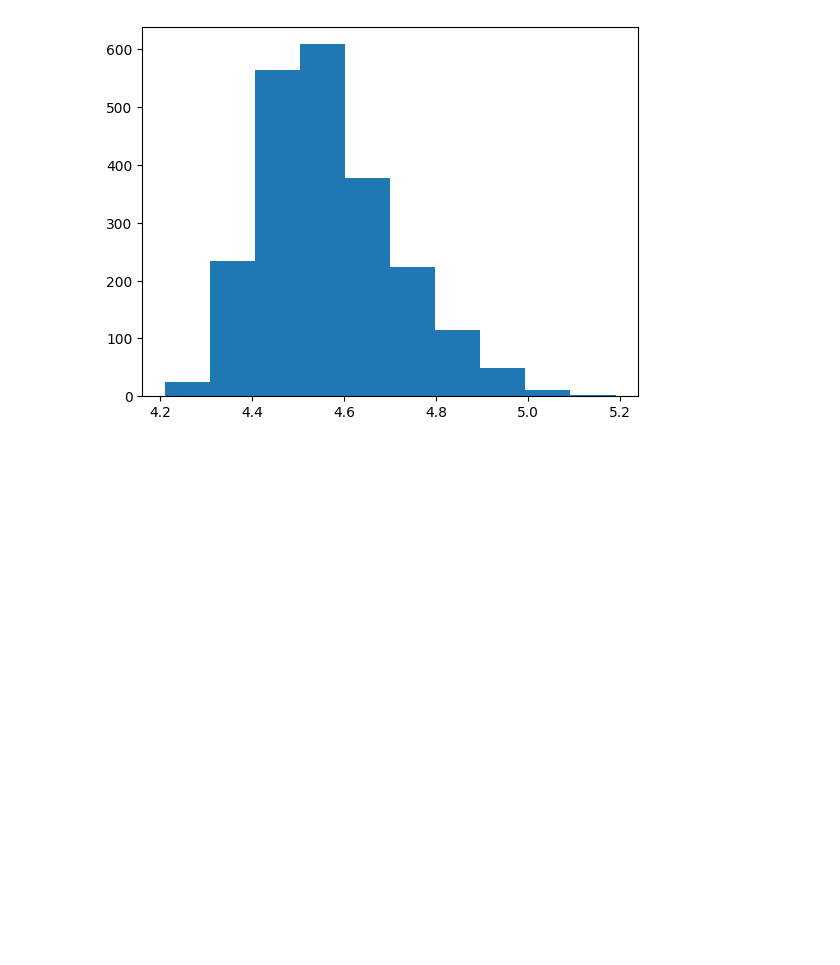
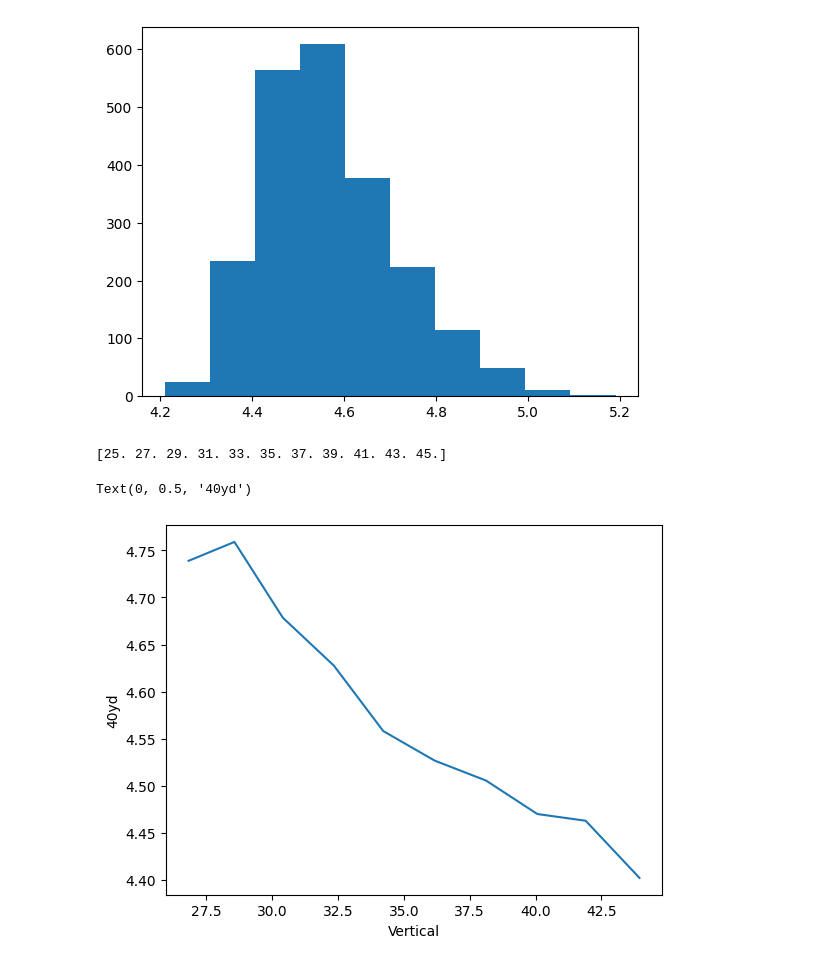
Before and after one commit to kw-00/athlete-analysis, a Jupyter notebook: data_visualization.ipynb, the cells around one changed output. Drawn from its saved outputs; the diff is of its cells as text; code cells hidden in the pictures; blank space fills up the shorter version.

Commit message:
Add a bin-based visualization of correlation between 40yd, vertical and weight

```diff
--- a/data_visualization.ipynb
+++ b/data_visualization.ipynb
@@ -49,3 +50,21 @@ df["40yd"].median()
 # %% [output]
 np.float64(4.55)
 [figure]
+# %%
+forty_and_vertical = df.loc[:, ["40yd", "Vertical"]]
+forty_and_vertical.dropna(inplace=True)
+bins = np.arange(forty_and_vertical["Vertical"].min(), forty_and_vertical["Vertical"].max(), 2)
+print(bins)
+forty_and_vertical["Bins"] = pd.cut(forty_and_vertical["Vertical"], bins)
+aggregated = forty_and_vertical.groupby(by=forty_and_vertical["Bins"]).agg({
+    "40yd": "mean",
+    "Vertical": "mean"
+})
+
+plt.plot(aggregated["Vertical"], aggregated["40yd"])
+plt.xlabel("Vertical")
+plt.ylabel("40yd")
+# %% [output]
+[25. 27. 29. 31. 33. 35. 37. 39. 41. 43. 45.]
+Text(0, 0.5, '40yd')
+[figure, added]
```
Also changed, not shown: parts of 3 cells of this notebook, 1 other file.
